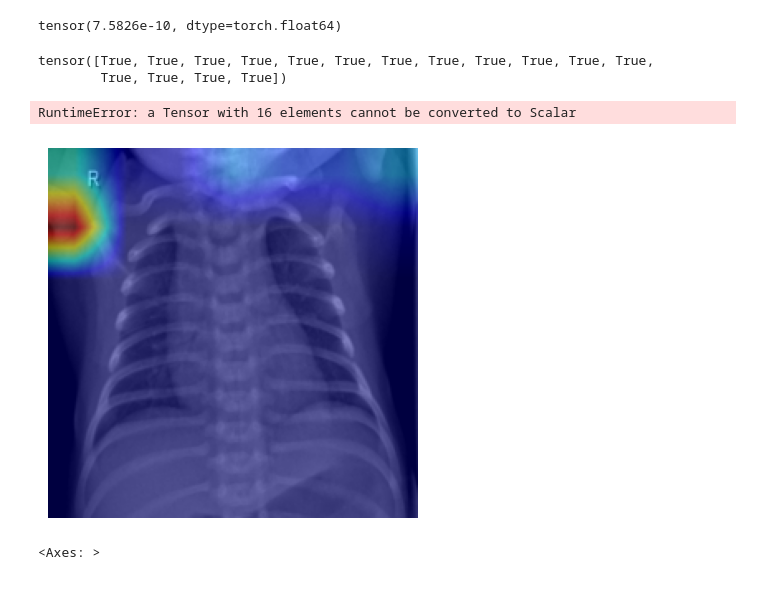
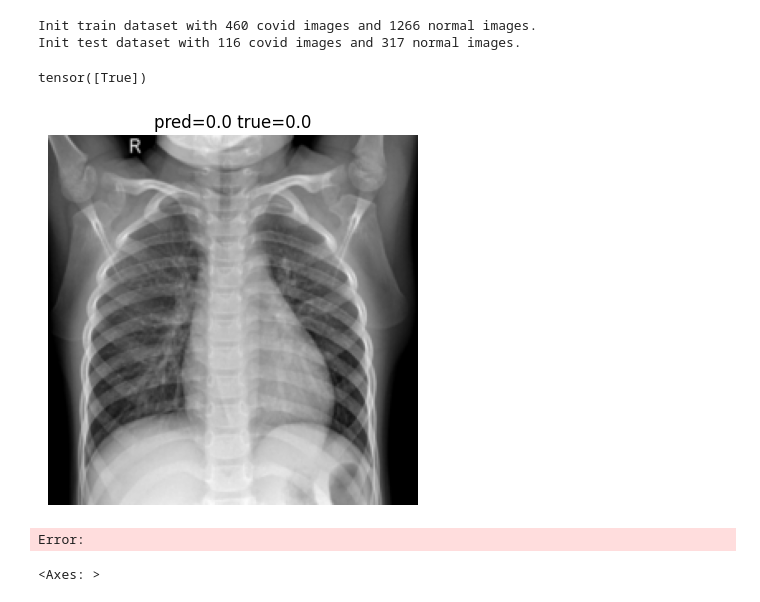
Before and after one commit to davide-beltrame/medimg-saliency-benchmark, a Jupyter notebook: medimg-saliency-benchmark/main.ipynb, the cells around one changed output. Saved outputs shown, nothing was run; the diff lists cells and outputs as text; code cells hidden in the pictures.

```diff
--- a/medimg-saliency-benchmark/main.ipynb
+++ b/medimg-saliency-benchmark/main.ipynb
@@ -3,28 +1,19 @@
-# %%
-import torch
-
-targets = torch.tensor([[1]]).to(float)
-logits = torch.tensor([[21]]).to(float)
-
-torch.nn.functional.binary_cross_entropy_with_logits(logits, targets)
-# %% [output]
-tensor(7.5826e-10, dtype=torch.float64)
 # %%
 import datamodule
 import models
-import gradcam
+import saliency
 from importlib import reload
 import matplotlib.pyplot as plt
 import numpy as np
 import cv2
 import matplotlib.pyplot as plt
-
+from utils import BaseConfig
 reload(datamodule)
 reload(models)
-reload(gradcam)
+reload(saliency)
 
 
-def overlay_gradcam_on_image(img_tensor, cam, alpha=0.5):
+def overlay_gradcam_on_image(img_tensor, cam, alpha=0):
 
     # img_tensor: shape [1, 3, H, W] (unnormalized, float [0,1])
     img_np = img_tensor.squeeze(0).detach().cpu().numpy()  # [3, H, W]
@@ -32,41 +21,43 @@ def overlay_gradcam_on_image(img_tensor, cam, alpha=0.5):
     img_np = (img_np * 255).astype(np.uint8)
 
     # Resize cam to match image size
     cam_resized = cv2.resize(cam, (img_np.shape[1], img_np.shape[0]))
     heatmap = cv2.applyColorMap(np.uint8(255 * cam_resized), cv2.COLORMAP_JET)
     heatmap = cv2.cvtColor(heatmap, cv2.COLOR_BGR2RGB)
 
     # Blend heatmap with original image
     overlay = cv2.addWeighted(img_np, 1 - alpha, heatmap, alpha, 0)
     return overlay
 
-dm = datamodule.Datamodule()
+config = BaseConfig("./config.json")
+dm = datamodule.Datamodule(config)
 dm.setup()
-dl = dm.train_dataloader()
+dl = dm.test_dataloader()
 batch = next(iter(dl))
 X, y = batch
 # plt.imshow(X.permute(1, 2, 0))
 # y = "COVID19" if y else "NORMAL"
 # plt.title(f"{y}")
 # plt.show()
 
-model = models.BaseCNN.load_from_checkpoint("/home/brimax/repos/medimg-saliency-benchmark/medimg-saliency-benchmark/checkpoints/rn_0.03.ckpt")
+model = models.BaseCNN.load_from_checkpoint("/home/brimax/repos/medimg-saliency-benchmark/medimg-saliency-benchmark/checkpoints/mn_0.69.ckpt")
 model.eval()
 pred = model.predict(X)
 exit()
-gcam = gradcam.GradCAM(model.model.cpu())
+gcam = saliency.GradCAM(model.model.cpu())
 cam = gcam(X[[0]])
 print(pred.view(-1).cpu() == y)
 overlay = overlay_gradcam_on_image(X[[0]], cam)
 plt.imshow(overlay)
 plt.axis('off')
 plt.title(f"pred={pred[0].item()} true={y.item()}")
 plt.show()
 # %% [output]
-tensor([True, True, True, True, True, True, True, True, True, True, True, True,
-        True, True, True, True])
+Init train dataset with 460 covid images and 1266 normal images.
+Init test dataset with 116 covid images and 317 normal images.
-RuntimeError: a Tensor with 16 elements cannot be converted to Scalar
+tensor([True])
-[figure, old version]
+[figure, new version]
+Error:
 # %%
 import pandas as pd
 
```
Also changed, not shown: parts of 1 cell of this notebook, 6 other files.
